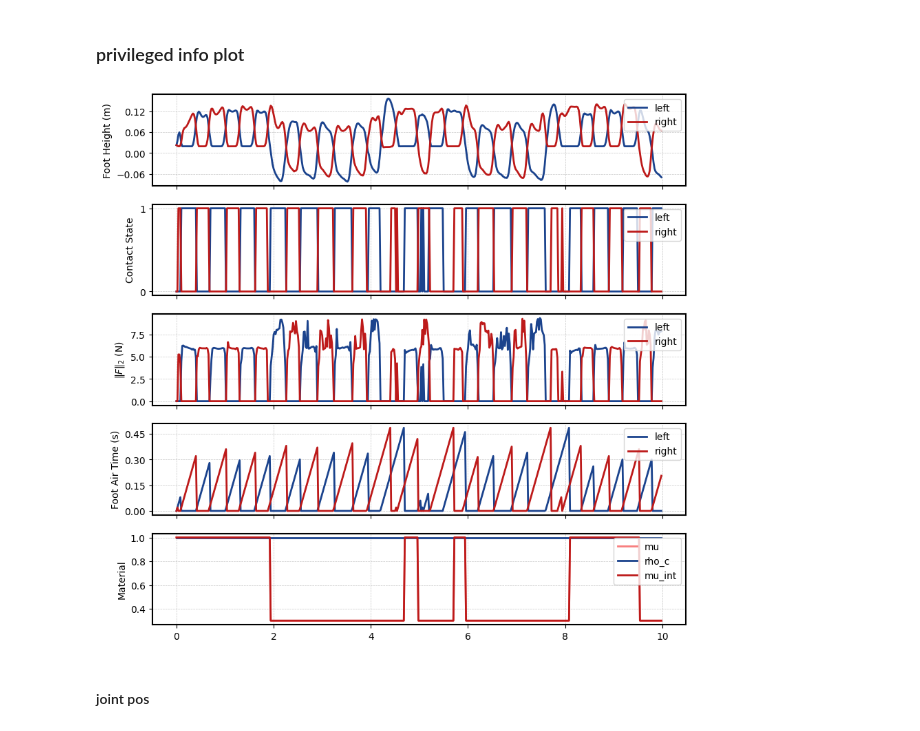
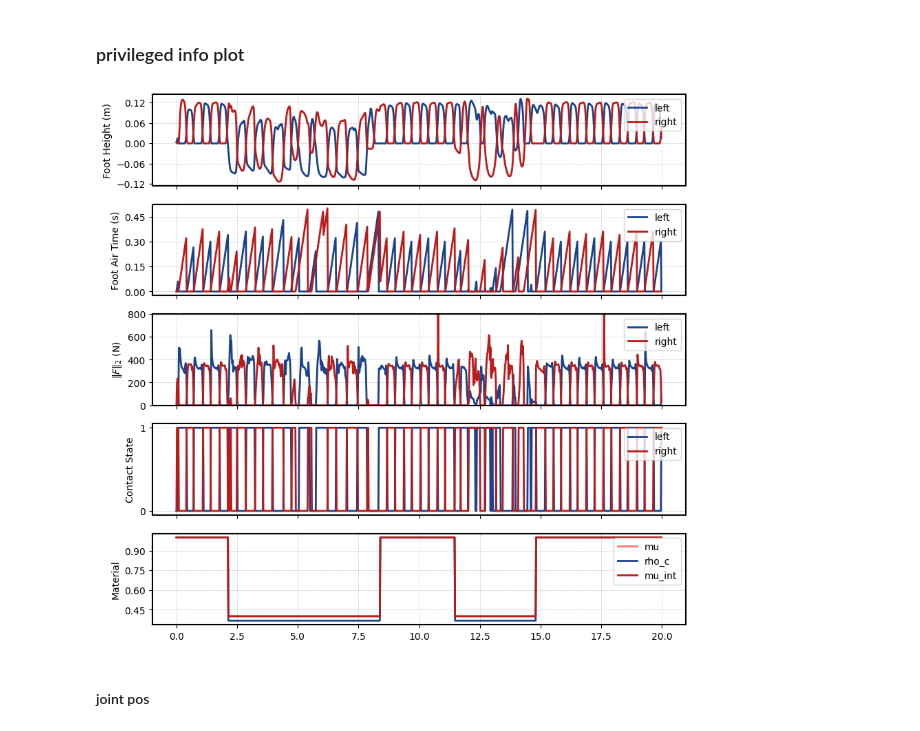
Before and after one commit to andyzong16/Isaaclab_Training, a Jupyter notebook: scripts/reinforcement_learning/rsl_rl/plot.ipynb, the cells around one changed output. Drawn from its saved outputs; the diff is of its cells as text; code cells hidden in the pictures.

```diff
--- a/scripts/reinforcement_learning/rsl_rl/plot.ipynb
+++ b/scripts/reinforcement_learning/rsl_rl/plot.ipynb
@@ -36,7 +36,8 @@ mpl.rcParams.update({
 # data_dir = DATA_ROOT / "2026-03-25_01-08-38" / "logs"
 
 DATA_ROOT = Path(os.path.realpath('__file__')).parent.parent.parent.parent / "logs" / "rsl_rl/g1_29dof_soft_adaptation_finetune"
-data_dir = DATA_ROOT / "2026-03-27_12-29-39" / "logs"
+# data_dir = DATA_ROOT / "2026-03-27_12-29-39" / "logs"
+data_dir = DATA_ROOT / "2026-03-28_16-20-16" / "logs"
 # %%
 def quat_to_yaw(quat):
     """Extract yaw from quaternion [w, x, y, z]"""
@@ -72,8 +73,8 @@ contact_force_idx = slice(7, 13)
 foot_air_time_idx = slice(13, 15)
 material_prop_idx = slice(15, None)
 # %%
-# data_path = data_dir / "rl_play"
-data_path = data_dir / "rl_play_test_01"
+data_path = data_dir / "rl_play"
+# data_path = data_dir / "rl_play_test_01"
 # data_path = data_dir / "rl_play_test_02"
 # data_path = data_dir / "rl_play_test_03"
 
@@ -137,7 +138,7 @@ log privileged obs shape: (1, 1000, 18)
 # %%
 ENV_ID = 0
 t = 1/50 * np.arange(0, 1000)
-t_range = slice(0, 500)
+t_range = slice(0, 1000)
 
 colors_left  = ["#1B438D", "#4A87F8"]
 colors_right = ["#BD1A1A", "#F87F7F"]
@@ -149,7 +150,8 @@ def foot_force_norm(force_flat):
 
 foot_height         = log_privileged_data["foot_height"][ENV_ID, t_range]
 contact       = log_privileged_data["contact"][ENV_ID, t_range]
-force_norm    = foot_force_norm(log_privileged_data["contact_force"][ENV_ID, t_range])
+# force_norm    = foot_force_norm(log_privileged_data["contact_force"][ENV_ID, t_range])
+force_norm    = log_privileged_data["contact_force"][ENV_ID, t_range][:, [2, 5]]
 foot_air_time      = log_privileged_data["foot_air_time"][ENV_ID, t_range]
 material_prop = log_privileged_data["material_prop"][ENV_ID, t_range]
 
@@ -158,51 +160,52 @@ t_plot = t[t_range]
 
 # ── 0: foot height ───────────────────────────────────────────────────────────
 ax = axs[0]
-ax.plot(t_plot, foot_height[:, 0] - 0.03539, label="left",  color=colors_left[0])
-ax.plot(t_plot, foot_height[:, 1] - 0.03539, label="right", color=colors_right[0])
+ax.plot(t_plot, foot_height[:, 0], label="left",  color=colors_left[0])
+ax.plot(t_plot, foot_height[:, 1], label="right", color=colors_right[0])
 ax.set_ylabel(r"Foot Height (m)")
 ax.yaxis.set_major_locator(plt.MaxNLocator(5))
 ax.legend(loc="upper right")
 ax.grid(True, linestyle='--', linewidth=0.5, alpha=0.7)
 
-# ── 1: rigid contact ─────────────────────────────────────────────────────────
+# ── 1: rigid air time ────────────────────────────────────────────────────────
 ax = axs[1]
-ax.plot(t_plot, contact[:, 0], label="left",  color=colors_left[0])
-ax.plot(t_plot, contact[:, 1], label="right", color=colors_right[0])
-ax.set_ylabel("Contact State")
-ax.set_yticks([0, 1])
+ax.plot(t_plot, foot_air_time[:, 0], label="left",  color=colors_left[0])
+ax.plot(t_plot, foot_air_time[:, 1], label="right", color=colors_right[0])
+ax.set_ylabel("Foot Air Time (s)")
+ax.yaxis.set_major_locator(plt.MaxNLocator(5))
 ax.legend(loc="upper right")
 ax.grid(True, linestyle='--', linewidth=0.5, alpha=0.7)
 
 # ── 2: norm of rigid contact force ───────────────────────────────────────────
 ax = axs[2]
 ax.plot(t_plot, force_norm[:, 0], label="left",  color=colors_left[0])
 ax.plot(t_plot, force_norm[:, 1], label="right", color=colors_right[0])
 ax.set_ylabel(r"$\|F\|_2$ (N)")
+ax.set_ylim(0, 800)
 ax.yaxis.set_major_locator(plt.MaxNLocator(5))
 ax.legend(loc="upper right")
 ax.grid(True, linestyle='--', linewidth=0.5, alpha=0.7)
 
-# ── 3: rigid air time ────────────────────────────────────────────────────────
+# ── 3: rigid contact ─────────────────────────────────────────────────────────
 ax = axs[3]
-ax.plot(t_plot, foot_air_time[:, 0], label="left",  color=colors_left[0])
-ax.plot(t_plot, foot_air_time[:, 1], label="right", color=colors_right[0])
-ax.set_ylabel("Foot Air Time (s)")
-ax.yaxis.set_major_locator(plt.MaxNLocator(5))
+ax.plot(t_plot, contact[:, 0], label="left",  color=colors_left[0])
+ax.plot(t_plot, contact[:, 1], label="right", color=colors_right[0])
+ax.set_ylabel("Contact State")
+ax.set_yticks([0, 1])
 ax.legend(loc="upper right")
 ax.grid(True, linestyle='--', linewidth=0.5, alpha=0.7)
 
 
 ax = axs[4]
 ax.plot(t_plot, material_prop[:, 0], label="mu",  color=colors_right[1])
 ax.plot(t_plot, material_prop[:, 1], label="rho_c",  color=colors_left[0])
 ax.plot(t_plot, material_prop[:, 2], label="mu_int", color=colors_right[0])
 ax.set_ylabel("Material")
 ax.yaxis.set_major_locator(plt.MaxNLocator(5))
 ax.legend(loc="upper right")
 ax.grid(True, linestyle='--', linewidth=0.5, alpha=0.7)
 # %% [output]
-[figure, old version]
+[figure, new version]
 # %% [markdown]
 #### joint pos
 # %%
```
Also changed, not shown: 16 other files.
